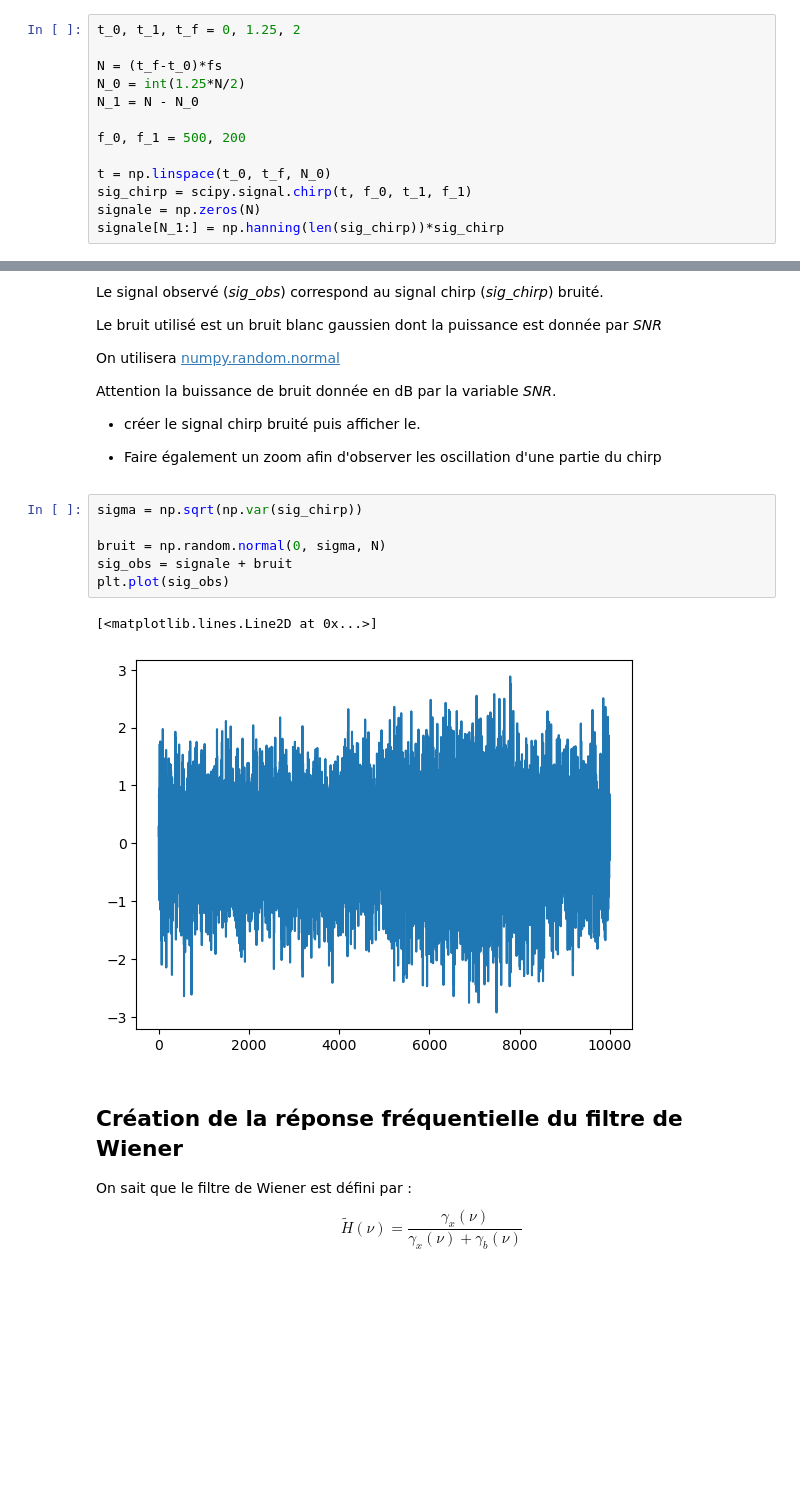
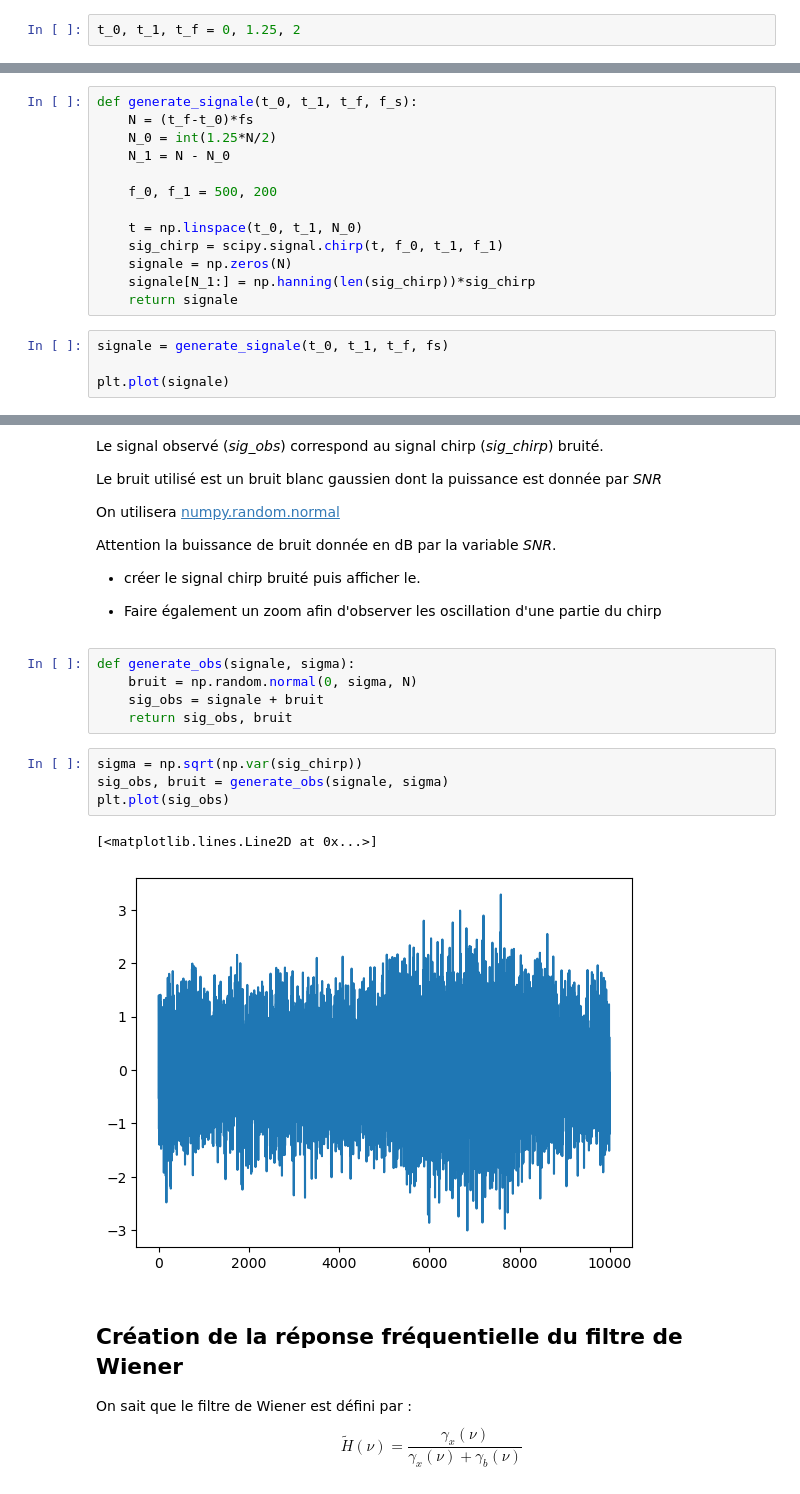
Before and after one commit to m23ayou2/UE_G, a Jupyter notebook: TP5_20260227.ipynb, the cells around one changed output, grey strips where cells are left out. Drawn from its saved outputs; the diff is of its cells as text; blank space fills up the shorter version.

```diff
--- a/TP5_20260227.ipynb
+++ b/TP5_20260227.ipynb
@@ -62,14 +62,3 @@ Le chirp débutera à une fréquence de $500$Hz et se terminera à une fréquenc
 - Afficher le "signal chirp"
 # %%
 t_0, t_1, t_f = 0, 1.25, 2
-
-N = (t_f-t_0)*fs
-N_0 = int(1.25*N/2)
-N_1 = N - N_0
-
-f_0, f_1 = 500, 200
-
-t = np.linspace(t_0, t_f, N_0)
-sig_chirp = scipy.signal.chirp(t, f_0, t_1, f_1)
-signale = np.zeros(N)
-signale[N_1:] = np.hanning(len(sig_chirp))*sig_chirp
@@ -80,0 +65,17 @@ plt.plot(signale)
+# %%
+def generate_signale(t_0, t_1, t_f, f_s):
+    N = (t_f-t_0)*fs
+    N_0 = int(1.25*N/2)
+    N_1 = N - N_0
+
+    f_0, f_1 = 500, 200
+
+    t = np.linspace(t_0, t_1, N_0)
+    sig_chirp = scipy.signal.chirp(t, f_0, t_1, f_1)
+    signale = np.zeros(N)
+    signale[N_1:] = np.hanning(len(sig_chirp))*sig_chirp
+    return signale
+# %%
+signale = generate_signale(t_0, t_1, t_f, fs)
+
+plt.plot(signale)
@@ -92,15 +96,18 @@ Attention la buissance de bruit donnée en dB par la variable *SNR*.
 - créer le signal chirp bruité puis afficher le.
 
 - Faire également un zoom afin d'observer les oscillation d'une partie du chirp
+# %%
+def generate_obs(signale, sigma):
+    bruit = np.random.normal(0, sigma, N)
+    sig_obs = signale + bruit
+    return sig_obs, bruit
 # %%
 sigma = np.sqrt(np.var(sig_chirp))
-
-bruit = np.random.normal(0, sigma, N)
-sig_obs = signale + bruit
+sig_obs, bruit = generate_obs(signale, sigma)
 plt.plot(sig_obs)
 # %% [output]
 [<matplotlib.lines.Line2D at 0x...>]
-[figure, old version]
+[figure, new version]
 # %% [markdown]
 ## Création de la réponse fréquentielle du filtre de Wiener
 
```
Also changed, not shown: parts of 9 cells of this notebook.
